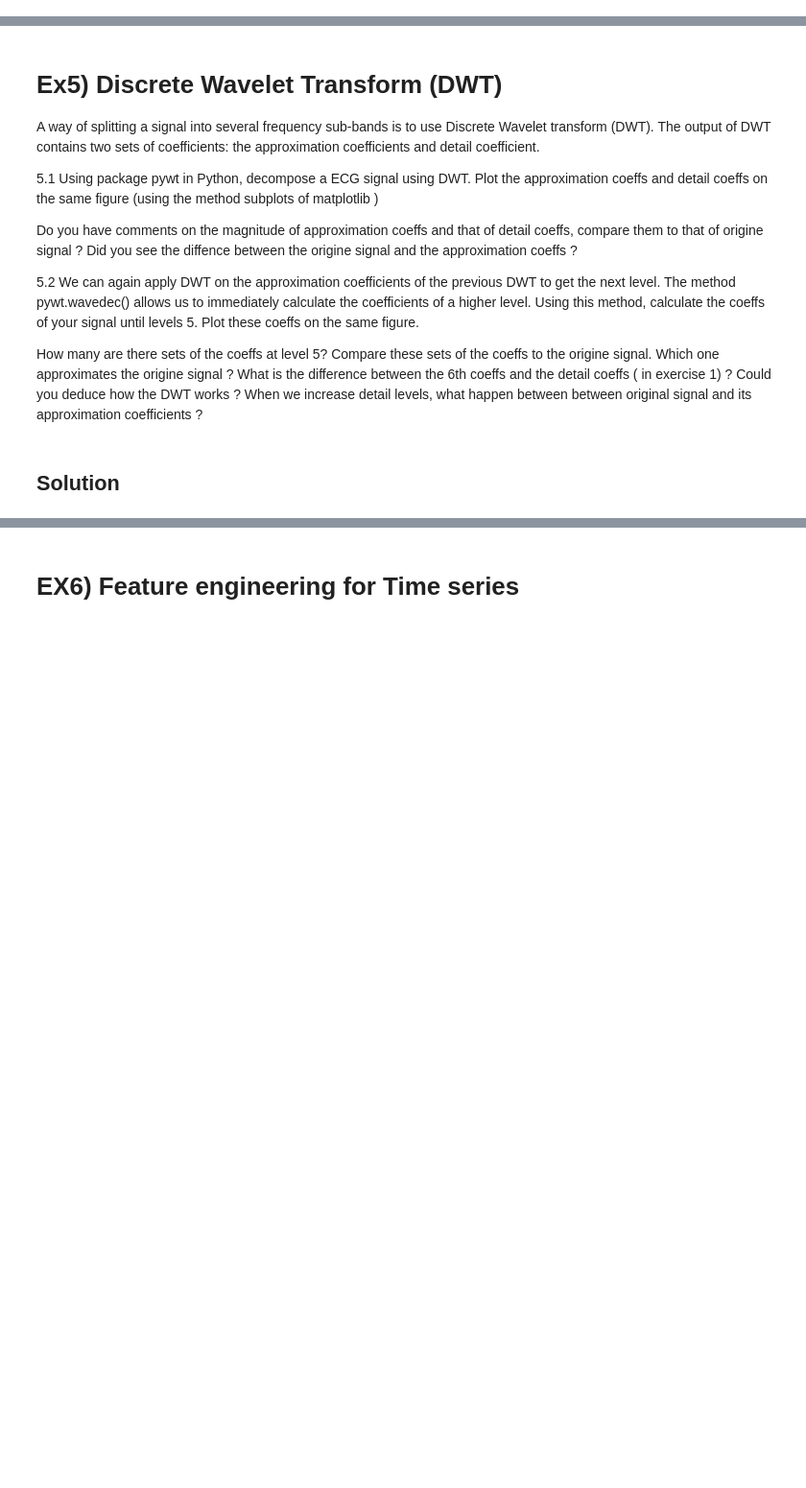
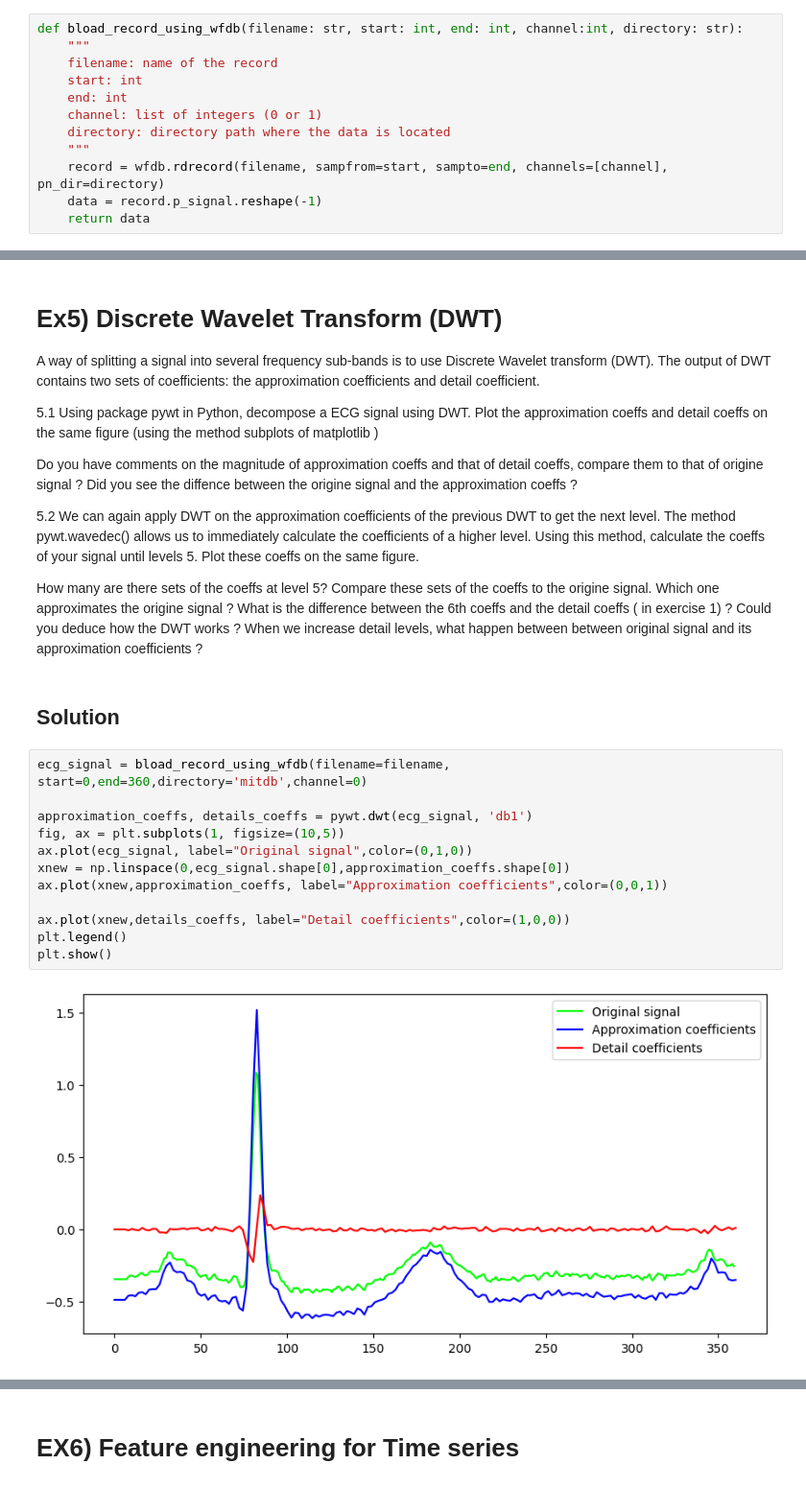
Before and after one commit to Bast-94/ML-BIO, a Jupyter notebook: ECG_classification_exercices.ipynb, the cells around one changed output, grey strips where cells are left out. Shown: that part at 96% size. Saved outputs shown, nothing was run; the diff lists cells and outputs as text; blank space fills up the shorter version.

Commit message:
FIX(EX1): Correction de la shape pour la fonction qui load le dataset FIX(EX5): Correction + adaptation de l'affichage

```diff
--- a/ECG_classification_exercices.ipynb
+++ b/ECG_classification_exercices.ipynb
@@ -75,6 +74,18 @@ def bload_record_using_wfdb(filename : str, start: str, end :float, channel:list
   ecg_record =wfdb.rdsamp(filename, pn_dir=directory,sampfrom=start,sampto=end,channels=[channel])
 
   return ecg_record[0]
+# %%
+def bload_record_using_wfdb(filename: str, start: int, end: int, channel:int, directory: str):
+    """
+    filename: name of the record
+    start: int
+    end: int
+    channel: list of integers (0 or 1)
+    directory: directory path where the data is located
+    """
+    record = wfdb.rdrecord(filename, sampfrom=start, sampto=end, channels=[channel], pn_dir=directory)
+    data = record.p_signal.reshape(-1)
+    return data
 # %%
 from matplotlib import legend
 filename='101'
@@ -260,3 +272,17 @@ How many are there sets of the coeffs at level 5? Compare these sets of the coef
 When we increase detail levels, what happen between between original signal and its approximation coefficients ?
 # %% [markdown]
 ## Solution
+# %%
+ecg_signal = bload_record_using_wfdb(filename=filename, start=0,end=360,directory='mitdb',channel=0)
+
+approximation_coeffs, details_coeffs = pywt.dwt(ecg_signal, 'db1')
+fig, ax = plt.subplots(1, figsize=(10,5))
+ax.plot(ecg_signal, label="Original signal",color=(0,1,0))
+xnew = np.linspace(0,ecg_signal.shape[0],approximation_coeffs.shape[0])
+ax.plot(xnew,approximation_coeffs, label="Approximation coefficients",color=(0,0,1))
+
+ax.plot(xnew,details_coeffs, label="Detail coefficients",color=(1,0,0))
+plt.legend()
+plt.show()
+# %% [output]
+[figure, added]
```
Also changed, not shown: parts of 10 cells of this notebook.
